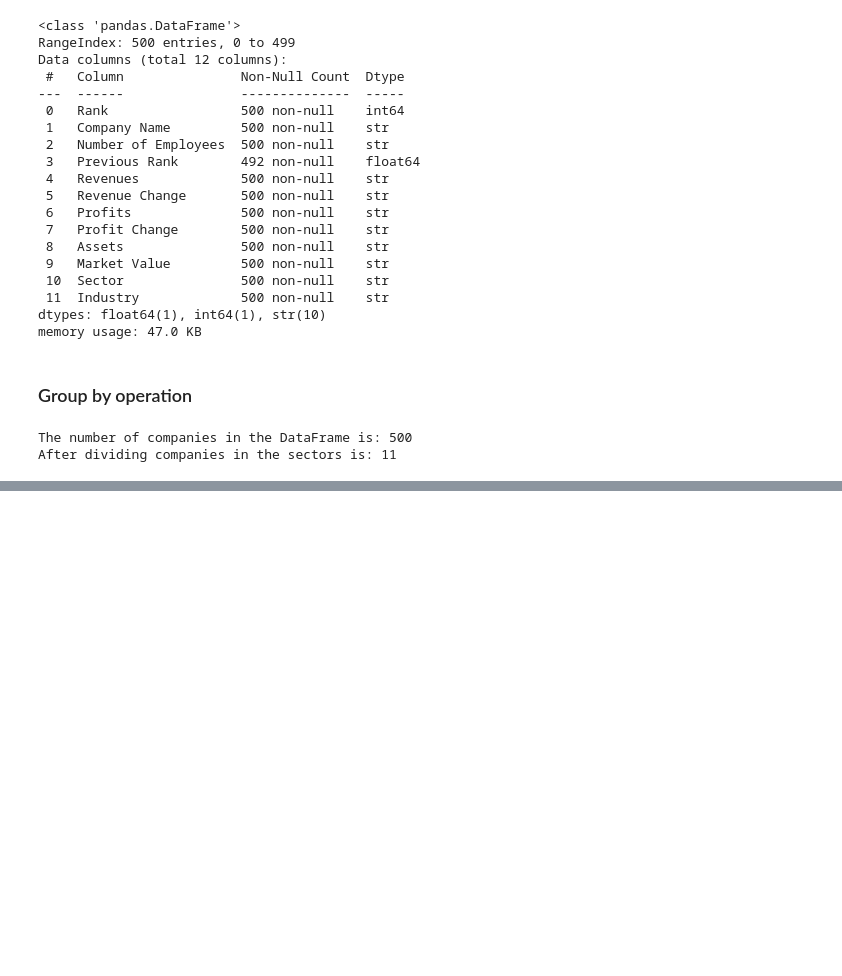
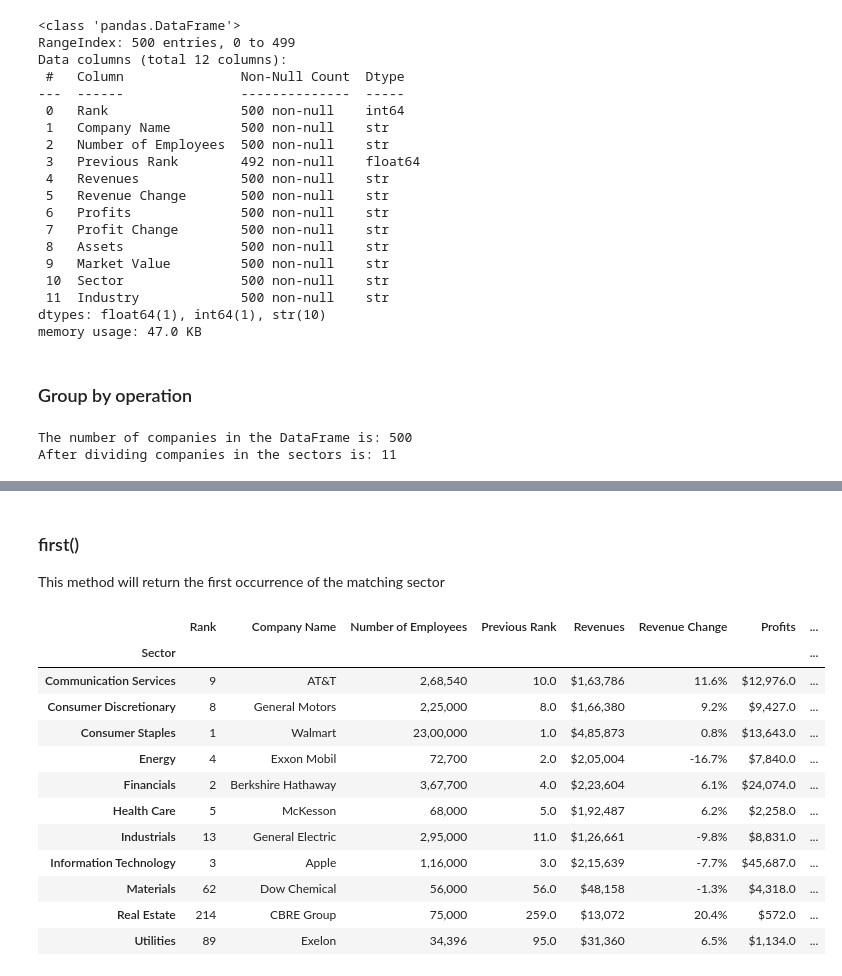
Before and after one commit to Zafar-Ashfak/Pandas, a Jupyter notebook: groupby_on_companies.ipynb, the cells around one changed output, grey strips where cells are left out. Drawn from its saved outputs; the diff is of its cells as text; code cells hidden in the pictures; blank space fills up the shorter version.

```diff
--- a/groupby_on_companies.ipynb
+++ b/groupby_on_companies.ipynb
@@ -77,0 +100,19 @@ After dividing companies in the sectors is: 11
+# %% [markdown]
+### first()
+This method will return the first occurrence of the matching sector
+# %%
+sectors.first()
+# %% [output]
+|  | Rank | Company Name | Number of Employees | Previous Rank | Revenues | Revenue Change | Profits | ... |
+| Sector |  |  |  |  |  |  |  | ... |
+| Communication Services | 9 | AT&T | 2,68,540 | 10.0 | $1,63,786 | 11.6% | $12,976.0 | ... |
+| Consumer Discretionary | 8 | General Motors | 2,25,000 | 8.0 | $1,66,380 | 9.2% | $9,427.0 | ... |
+| Consumer Staples | 1 | Walmart | 23,00,000 | 1.0 | $4,85,873 | 0.8% | $13,643.0 | ... |
+| Energy | 4 | Exxon Mobil | 72,700 | 2.0 | $2,05,004 | -16.7% | $7,840.0 | ... |
+| Financials | 2 | Berkshire Hathaway | 3,67,700 | 4.0 | $2,23,604 | 6.1% | $24,074.0 | ... |
+| Health Care | 5 | McKesson | 68,000 | 5.0 | $1,92,487 | 6.2% | $2,258.0 | ... |
+| Industrials | 13 | General Electric | 2,95,000 | 11.0 | $1,26,661 | -9.8% | $8,831.0 | ... |
+| Information Technology | 3 | Apple | 1,16,000 | 3.0 | $2,15,639 | -7.7% | $45,687.0 | ... |
+| Materials | 62 | Dow Chemical | 56,000 | 56.0 | $48,158 | -1.3% | $4,318.0 | ... |
+| Real Estate | 214 | CBRE Group | 75,000 | 259.0 | $13,072 | 20.4% | $572.0 | ... |
+| Utilities | 89 | Exelon | 34,396 | 95.0 | $31,360 | 6.5% | $1,134.0 | ... |
```
Also changed, not shown: parts of 14 cells of this notebook.
